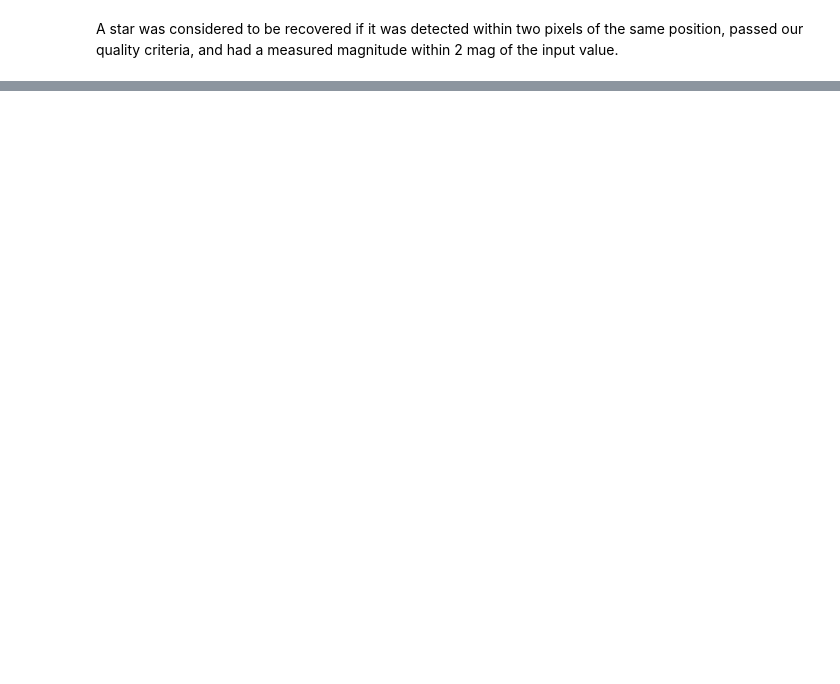
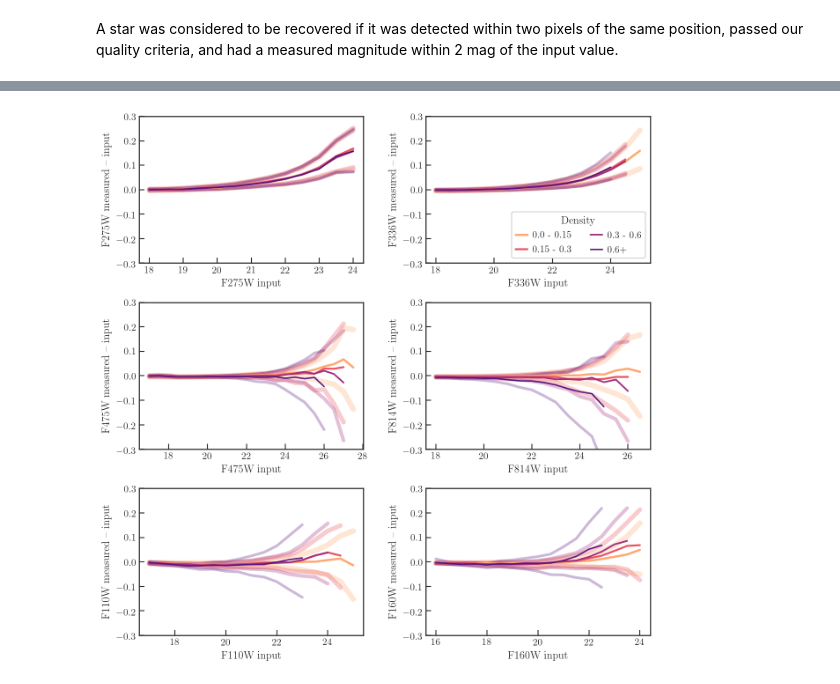
Before and after one commit to meredith-durbin/m33_survey_plots, a Jupyter notebook: AST plots.ipynb, the cells around one changed output, grey strips where cells are left out. Cells and saved outputs as stored; diff of their text form; code cells hidden in the pictures; blank space fills up the shorter version.

```diff
--- a/AST plots.ipynb
+++ b/AST plots.ipynb
@@ -171,0 +181,4 @@ plt.ylim(5,-5)
+# %%
+df_comp['bin_lo'] = [0, 0.15, 0.3, 0.6]
+df_comp['bin_hi'] = [0.15, 0.3, 0.6, 10]
+df_comp.reset_index()
@@ -171,0 +191,38 @@ plt.ylim(5,-5)
+# %%
+def myround(x, n=0.5):
+    return np.round(x/n)*n
+
+def plot_bias(ds, filters=filters, df_comp=df_comp.reset_index()):
+    fig, axes = plt.subplots(3, 2, figsize=(9, 9))
+    axes = axes.ravel()
+    for i, filt in enumerate(filters):
+        ax = axes[i]
+        pmin = 0.2 if (filt in ['F110W', 'F160W', 'F336W']) else 0.5 if (filt == 'F275W') else 5
+        x0 = myround(ds.percentile_approx(f'{filt}_IN', pmin, selection=f'{filt}_detected'))
+        for j in df_comp.index.values:
+            density = df_comp.loc[j, ['bin_lo','bin_hi']].values
+            txt = f'{density[0]} - {density[1]}' if (density[1] < 5) else f'{density[0]}+'
+            x = np.arange(x0-0.75, myround(df_comp.loc[j, filt]), 0.5)
+            shape_kwargs = dict(limits=[x.min(), x.max()], shape=len(x)-1)
+            ds.select(f'{filt}_detected & ({filt}_IN < {x.max()}) & (DENSITY_BIN == {j+1})',
+                      name=f'{filt}_sc')
+            bc = ds.bin_centers(f'{filt}_IN', **shape_kwargs)
+            p25, p50, p75 = ds.percentile_approx(f'{filt}_DELTA', [32, 50, 68],
+                                                 binby=f'{filt}_IN', selection=f'{filt}_sc',
+                                                 **shape_kwargs)
+            l0, = ax.plot(bc, p50, lw=2.5-(0.3*j), zorder=1000+j, label=txt)
+            ax.plot(bc, p25, alpha=0.3, lw=6-j, color=l0.get_color(), zorder=j)
+            ax.plot(bc, p75, alpha=0.3, lw=6-j, color=l0.get_color(), zorder=j)
+        ax.set_ylim(-0.3, 0.3)
+        ax.set_xlabel(f'{filt} input')
+        ax.set_ylabel(f'{filt} measured -- input')
+        if filt == 'F336W':
+            ax.legend(loc='lower right', ncol=2, title='Density')
+    fig.tight_layout(w_pad=2, h_pad=1)
+    return fig
+
+with sns.color_palette(sns.color_palette('magma_r', 10)[1::2]):
+    fig = plot_bias(ds)
+    fig.savefig('survey_paper_figures/ast_bias_uncertainty.pdf')
+# %% [output]
+[figure, added]
```
Also changed, not shown: parts of 8 cells of this notebook, 11 other files.
